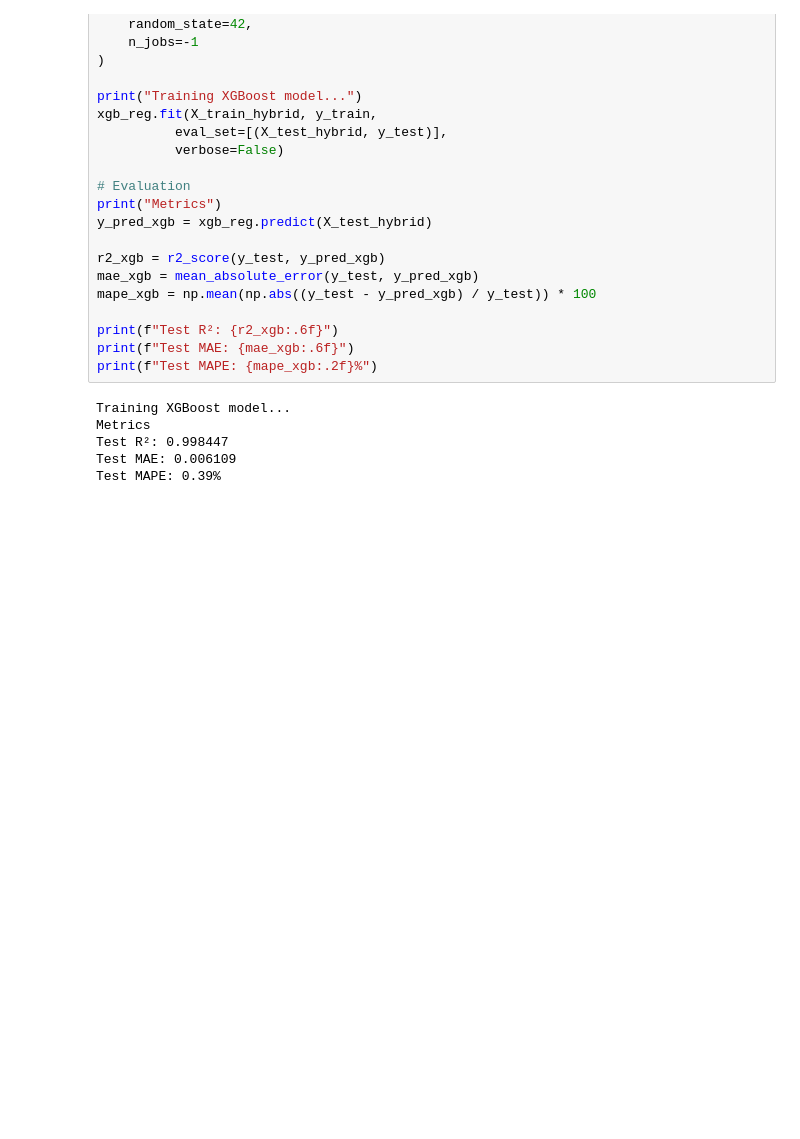
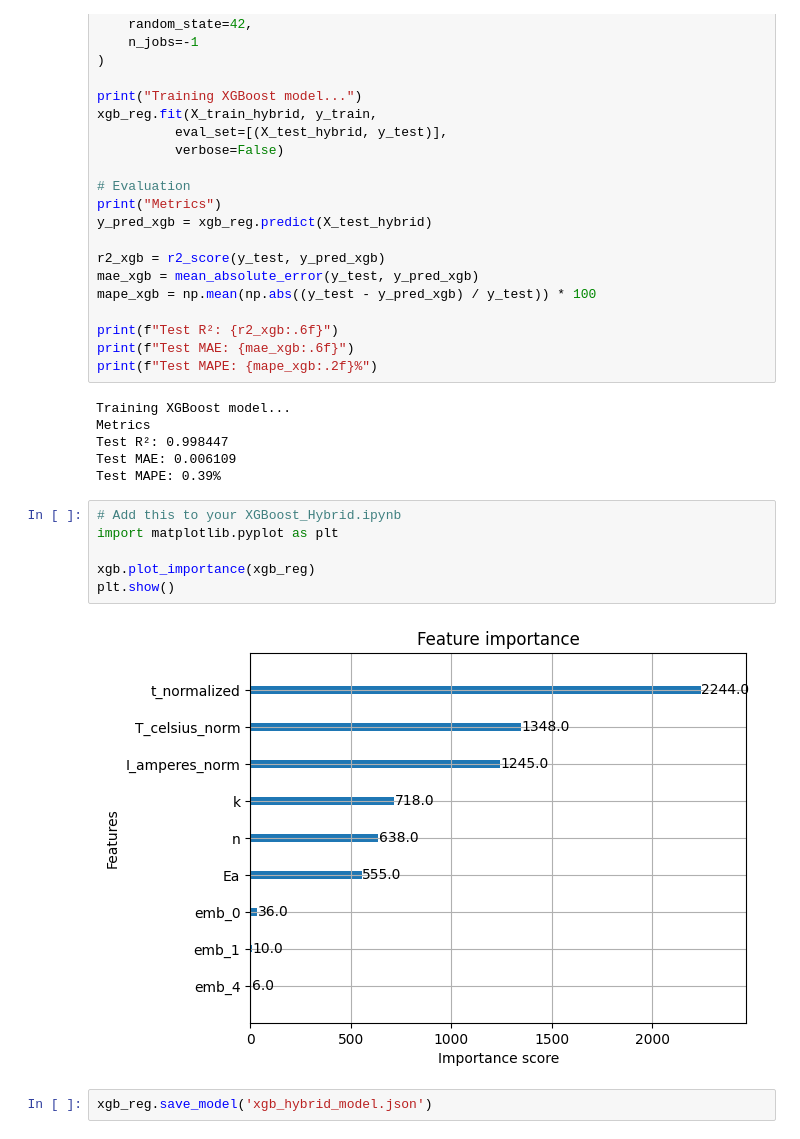
Before and after one commit to AlphaParticle28/PINNs-XGBoost-Hybrid-for-RUL-estimation, a Jupyter notebook: Scripts/Hybrid.ipynb, the cells around one changed output. Saved outputs shown, nothing was run; the diff lists cells and outputs as text; blank space fills up the shorter version.

```diff
--- a/Scripts/Hybrid.ipynb
+++ b/Scripts/Hybrid.ipynb
@@ -112,3 +112,13 @@ Metrics
 Test R²: 0.998447
 Test MAE: 0.006109
 Test MAPE: 0.39%
+# %%
+# Add this to your XGBoost_Hybrid.ipynb
+import matplotlib.pyplot as plt
+
+xgb.plot_importance(xgb_reg)
+plt.show()
+# %% [output]
+[figure, added]
+# %%
+xgb_reg.save_model('xgb_hybrid_model.json')
```
Also changed, not shown: 9 other files.
